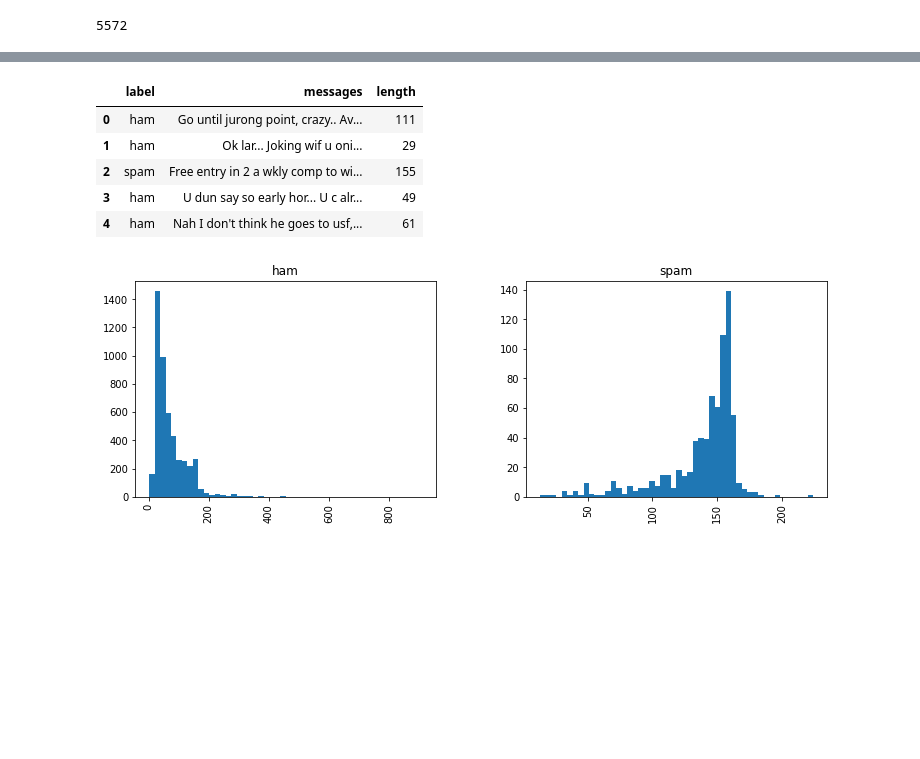
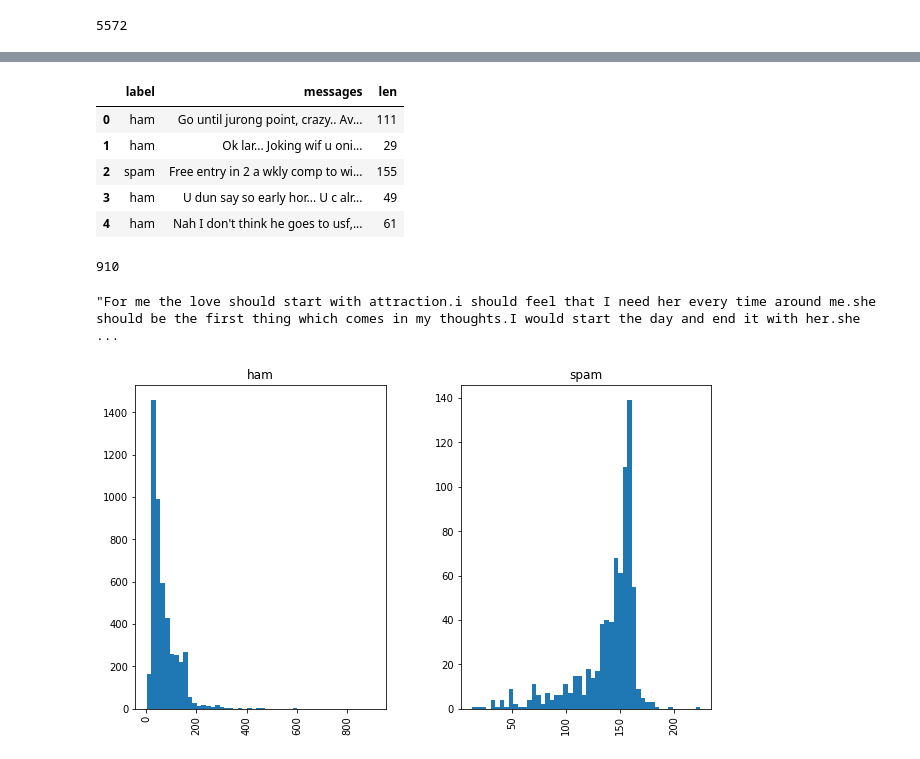
Before and after one commit to Abhi-prasad7042/SpamMessageDetection, a Jupyter notebook: Spam message detection.ipynb, the cells around one changed output, grey strips where cells are left out. Saved outputs shown, nothing was run; the diff lists cells and outputs as text; code cells hidden in the pictures; blank space fills up the shorter version.

```diff
--- a/Spam message detection.ipynb
+++ b/Spam message detection.ipynb
@@ -22,7 +12,4 @@ from sklearn.model_selection import cross_val_score
 df = pd.read_csv("data/datasets_483_982_spam.csv", encoding="latin-1")
-# %%
-df.drop(["Unnamed: 2","Unnamed: 3","Unnamed: 4"], axis=1, inplace=True)
-df = df.rename(columns={"v1":"label","v2":"messages"})
 # %%
 df.head()
 # %% [output]
@@ -35,2 +21,0 @@ df.head()
-# %%
-df["length"] = df["messages"].apply(len)
@@ -36,0 +25,3 @@ df["length"] = df["messages"].apply(len)
+# %%
+#rename columns
+df.rename(columns={"v1":"label","v2":"messages"}, inplace=True)
@@ -41,13 +61,26 @@ len(df)
+# %%
+#creat a new column length for visualizing
+df["len"] = df["messages"].apply(len)
 # %%
 df.head()
 # %% [output]
-|  | label | messages | length |
+|  | label | messages | len |
 | 0 | ham | Go until jurong point, crazy.. Av... | 111 |
 | 1 | ham | Ok lar... Joking wif u oni... | 29 |
 | 2 | spam | Free entry in 2 a wkly comp to wi... | 155 |
 | 3 | ham | U dun say so early hor... U c alr... | 49 |
 | 4 | ham | Nah I don't think he goes to usf,... | 61 |
+# %%
+#check the max length message
+df["len"].max()
+# %% [output]
+910
+# %%
+#print message
+df[df["len"]==910]["messages"].loc[1084]
+# %% [output]
+"For me the love should start with attraction.i should feel that I need her every time around me.she should be the first thing which comes in my thoughts.I would start the day and end it with her.she  ...
 # %%
-df.hist(column="length", by="label", bins=50, figsize=(12,4));
+df.hist(column="len", by="label",bins=50, figsize=(10,6));
 # %% [output]
-[figure, old version]
+[figure, new version]
```
Also changed, not shown: parts of 118 cells of this notebook, 6 other files.
